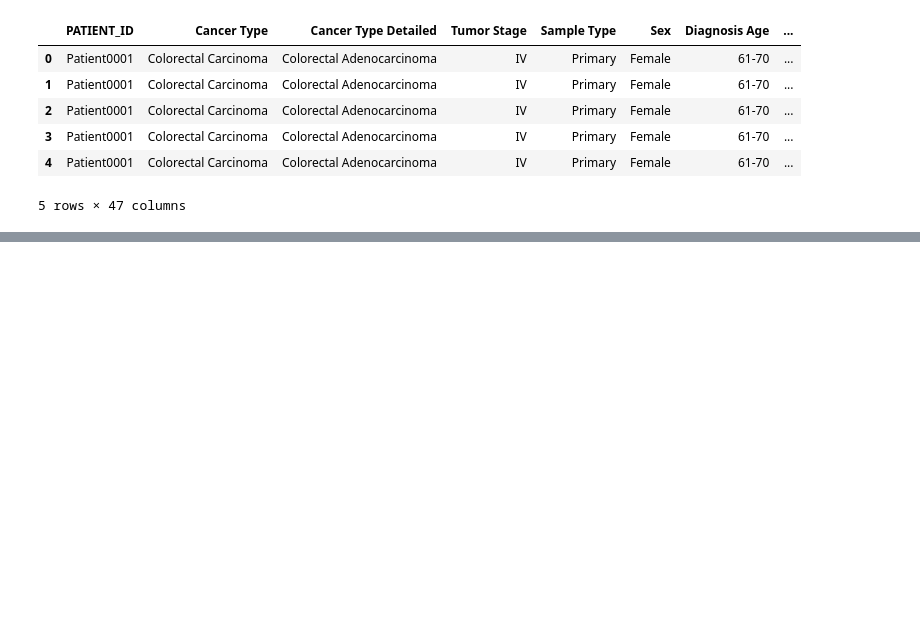
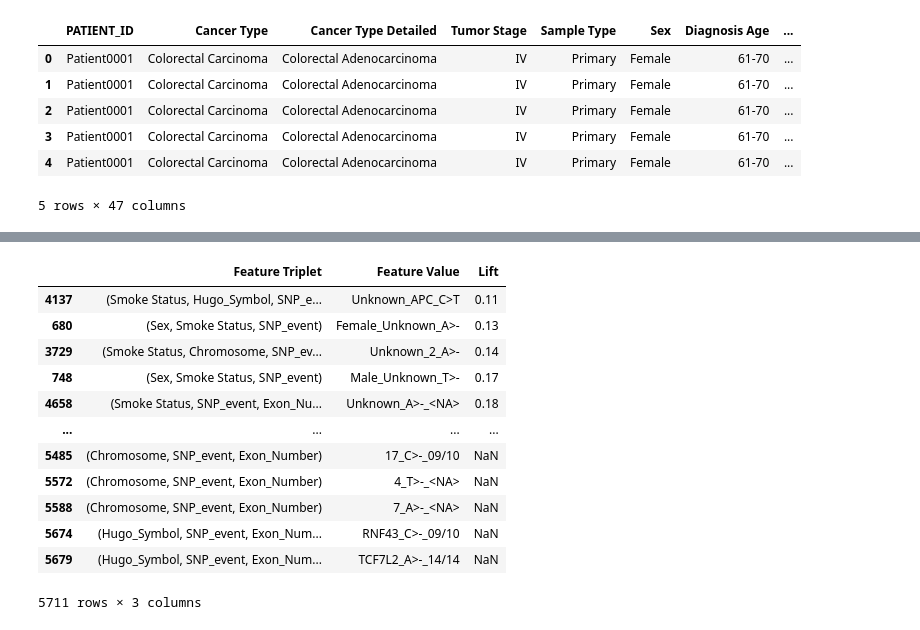
Before and after one commit to Taneun/OncoHypothesis-LLM-Ranker, a Jupyter notebook: pan_cancer/tal_data_preprocessing_new.ipynb, the cells around one changed output, grey strips where cells are left out. Drawn from its saved outputs; the diff is of its cells as text; code cells hidden in the pictures; blank space fills up the shorter version.

```diff
--- a/pan_cancer/tal_data_preprocessing_new.ipynb
+++ b/pan_cancer/tal_data_preprocessing_new.ipynb
@@ -294,0 +488,3 @@ corr_list
+# %%
+feature_combinations_3 = list(combinations(columns_to_combine, 3))
+feature_combinations_3
@@ -294,0 +549,30 @@ corr_list
+# %%
+# Flatten the results for easy visualization
+lift_results = []
+
+for feature_triplet, lift in lifts:
+    for feature_value, lift_value in lift.items():
+        lift_results.append({
+            'Feature Triplet': feature_triplet,
+            'Feature Value': feature_value,
+            'Lift': lift_value
+        })
+
+lift_df = pd.DataFrame(lift_results)
+lift_df = lift_df.sort_values(by='Lift', ascending=False)
+# %%
+lift_df.sort_values(by='Lift', ascending=True)
+# %% [output]
+|  | Feature Triplet | Feature Value | Lift |
+| 4137 | (Smoke Status, Hugo_Symbol, SNP_e... | Unknown_APC_C>T | 0.11 |
+| 680 | (Sex, Smoke Status, SNP_event) | Female_Unknown_A>- | 0.13 |
+| 3729 | (Smoke Status, Chromosome, SNP_ev... | Unknown_2_A>- | 0.14 |
+| 748 | (Sex, Smoke Status, SNP_event) | Male_Unknown_T>- | 0.17 |
+| 4658 | (Smoke Status, SNP_event, Exon_Nu... | Unknown_A>-_<NA> | 0.18 |
+| ... | ... | ... | ... |
+| 5485 | (Chromosome, SNP_event, Exon_Number) | 17_C>-_09/10 | NaN |
+| 5572 | (Chromosome, SNP_event, Exon_Number) | 4_T>-_<NA> | NaN |
+| 5588 | (Chromosome, SNP_event, Exon_Number) | 7_A>-_<NA> | NaN |
+| 5674 | (Hugo_Symbol, SNP_event, Exon_Num... | RNF43_C>-_09/10 | NaN |
+| 5679 | (Hugo_Symbol, SNP_event, Exon_Num... | TCF7L2_A>-_14/14 | NaN |
+5711 rows × 3 columns
```
Also changed, not shown: parts of 24 cells of this notebook, 3 other files.
